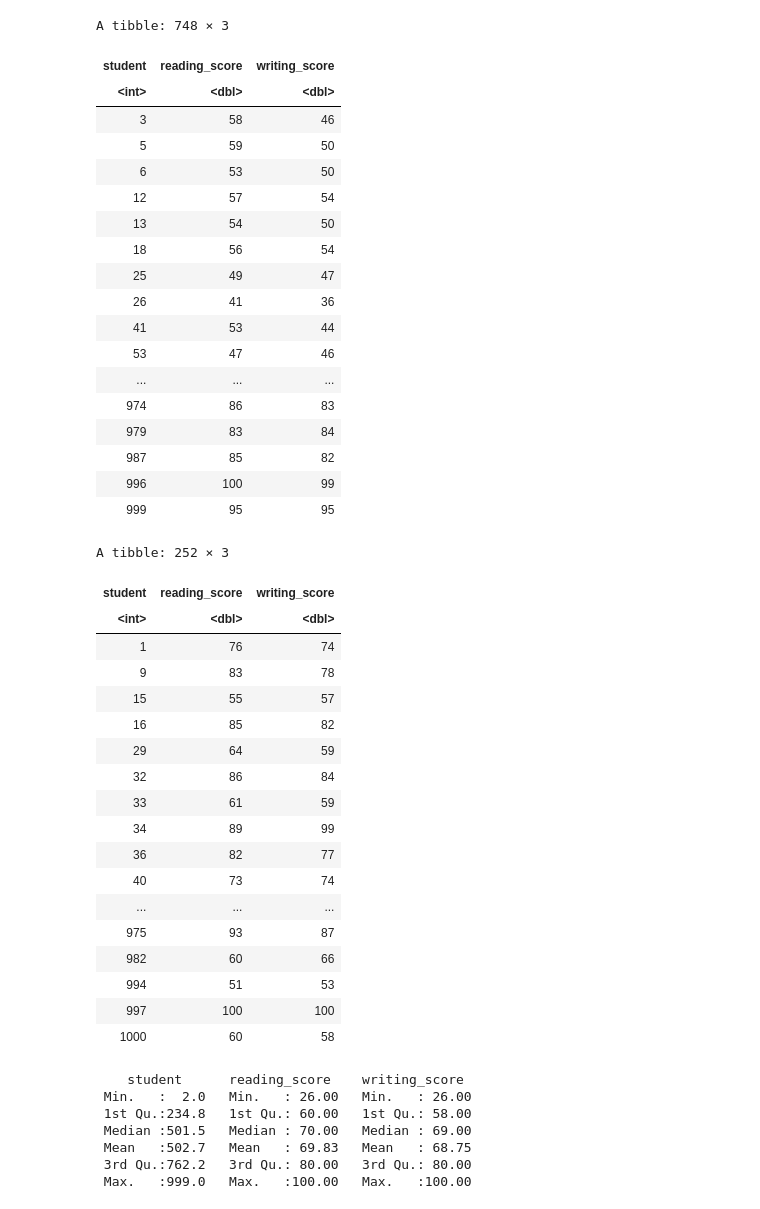
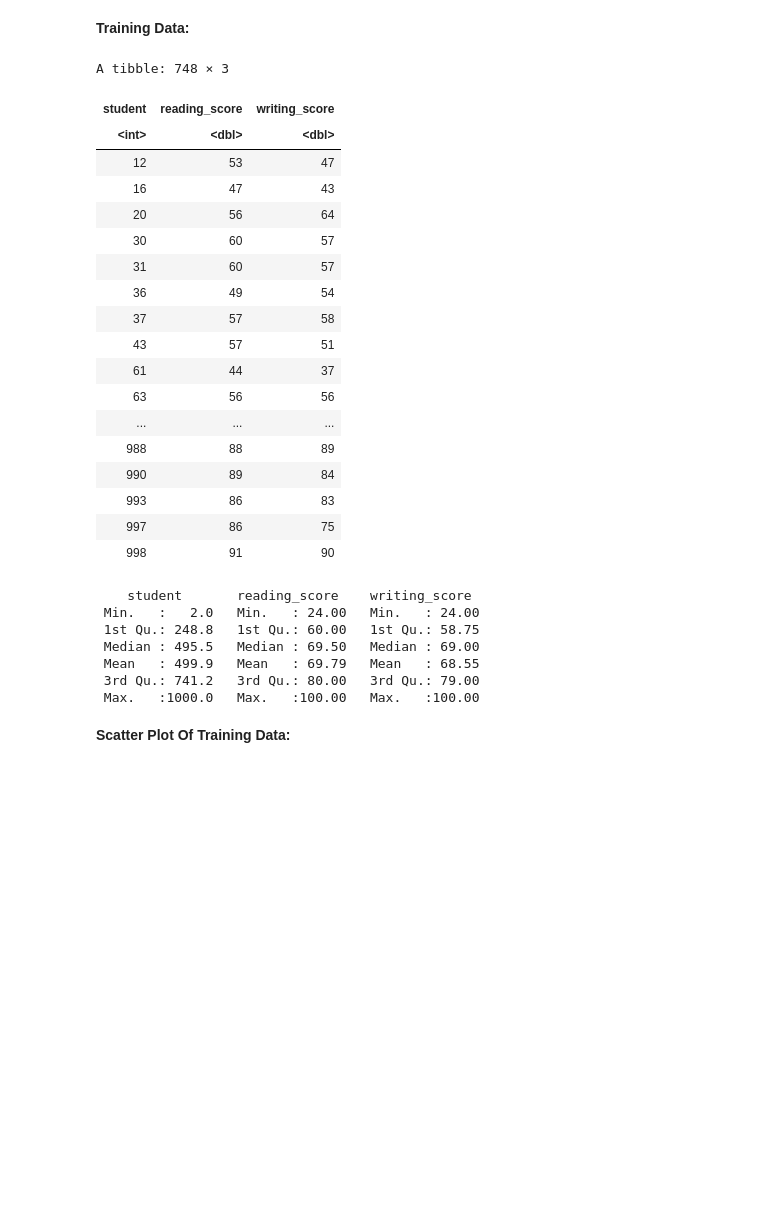
Before and after one commit to sophiarobertson/DSCI_group_21_project, a Jupyter notebook: Untitled1.ipynb, the cells around one changed output. Saved outputs shown, nothing was run; the diff lists cells and outputs as text; code cells hidden in the pictures; blank space fills up the shorter version.

```diff
--- a/Untitled1.ipynb
+++ b/Untitled1.ipynb
@@ -89,58 +75,43 @@ A tibble: 1000 × 3
+# %% [markdown]
+<b>Training Data:</b>
 # %%
 data_split <- initial_split(exam_data1, prop = 0.75, strata = reading_score)
 data_train <- training(data_split)
 data_test <- testing(data_split)
 
 data_train
-data_test
+
 
 summary(data_train)
 # %% [output]
 A tibble: 748 × 3
 | student | reading_score | writing_score |
 | <int> | <dbl> | <dbl> |
-| 3 | 58 | 46 |
-| 5 | 59 | 50 |
-| 6 | 53 | 50 |
-| 12 | 57 | 54 |
-| 13 | 54 | 50 |
-| 18 | 56 | 54 |
-| 25 | 49 | 47 |
-| 26 | 41 | 36 |
-| 41 | 53 | 44 |
-| 53 | 47 | 46 |
+| 12 | 53 | 47 |
+| 16 | 47 | 43 |
+| 20 | 56 | 64 |
+| 30 | 60 | 57 |
+| 31 | 60 | 57 |
+| 36 | 49 | 54 |
+| 37 | 57 | 58 |
+| 43 | 57 | 51 |
+| 61 | 44 | 37 |
+| 63 | 56 | 56 |
 | ... | ... | ... |
-| 974 | 86 | 83 |
-| 979 | 83 | 84 |
-| 987 | 85 | 82 |
-| 996 | 100 | 99 |
-| 999 | 95 | 95 |
+| 988 | 88 | 89 |
+| 990 | 89 | 84 |
+| 993 | 86 | 83 |
+| 997 | 86 | 75 |
+| 998 | 91 | 90 |
-A tibble: 252 × 3
+    student       reading_score    writing_score
+ Min.   :   2.0   Min.   : 24.00   Min.   : 24.00
+ 1st Qu.: 248.8   1st Qu.: 60.00   1st Qu.: 58.75
+ Median : 495.5   Median : 69.50   Median : 69.00
+ Mean   : 499.9   Mean   : 69.79   Mean   : 68.55
+ 3rd Qu.: 741.2   3rd Qu.: 80.00   3rd Qu.: 79.00
+ Max.   :1000.0   Max.   :100.00   Max.   :100.00
-| student | reading_score | writing_score |
-| <int> | <dbl> | <dbl> |
-| 1 | 76 | 74 |
-| 9 | 83 | 78 |
-| 15 | 55 | 57 |
-| 16 | 85 | 82 |
-| 29 | 64 | 59 |
-| 32 | 86 | 84 |
-| 33 | 61 | 59 |
-| 34 | 89 | 99 |
-| 36 | 82 | 77 |
-| 40 | 73 | 74 |
-| ... | ... | ... |
-| 975 | 93 | 87 |
-| 982 | 60 | 66 |
-| 994 | 51 | 53 |
-| 997 | 100 | 100 |
-| 1000 | 60 | 58 |
-    student      reading_score    writing_score
- Min.   :  2.0   Min.   : 26.00   Min.   : 26.00
- 1st Qu.:234.8   1st Qu.: 60.00   1st Qu.: 58.00
- Median :501.5   Median : 70.00   Median : 69.00
- Mean   :502.7   Mean   : 69.83   Mean   : 68.75
- 3rd Qu.:762.2   3rd Qu.: 80.00   3rd Qu.: 80.00
- Max.   :999.0   Max.   :100.00   Max.   :100.00
+# %% [markdown]
+<b>Scatter Plot Of Training Data:<b/>
 # %%
 graph1 <- ggplot(data_train, aes(x = reading_score, y = writing_score)) +
 geom_point() +
```
Also changed, not shown: parts of 10 cells of this notebook.
